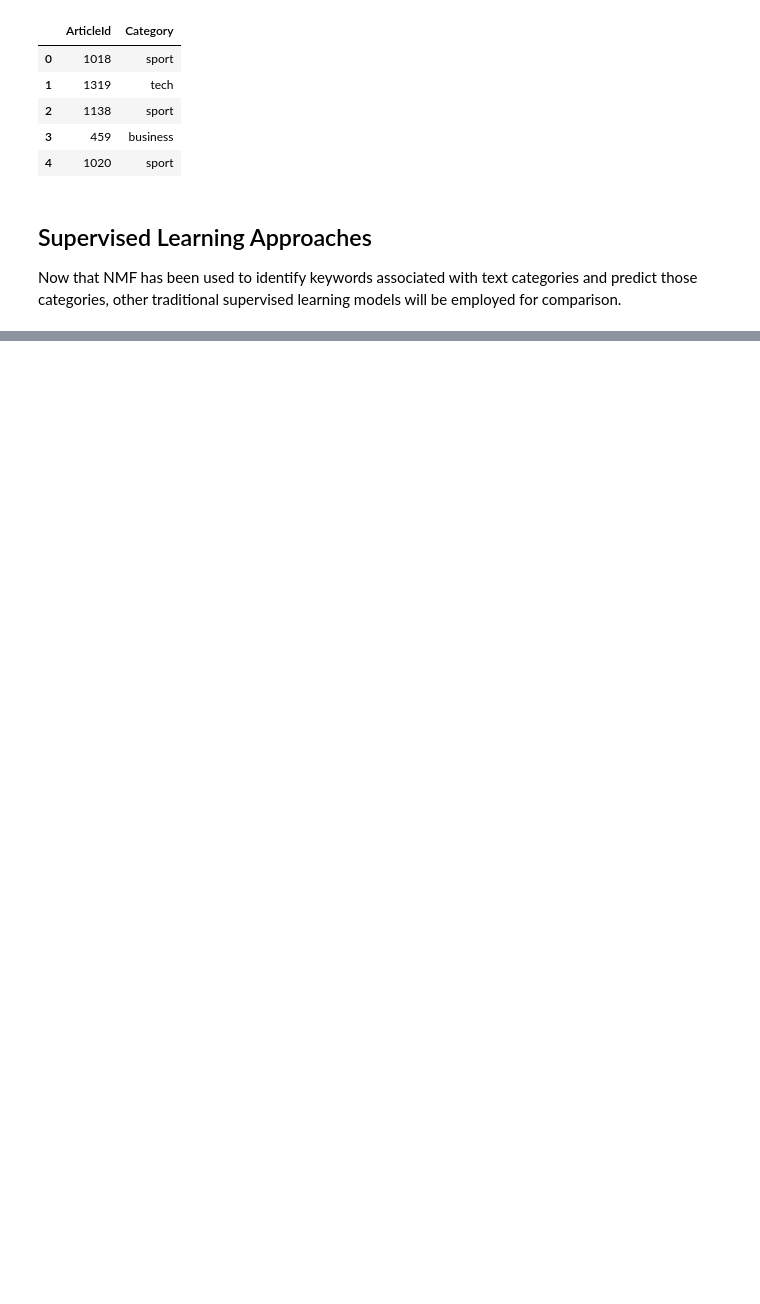
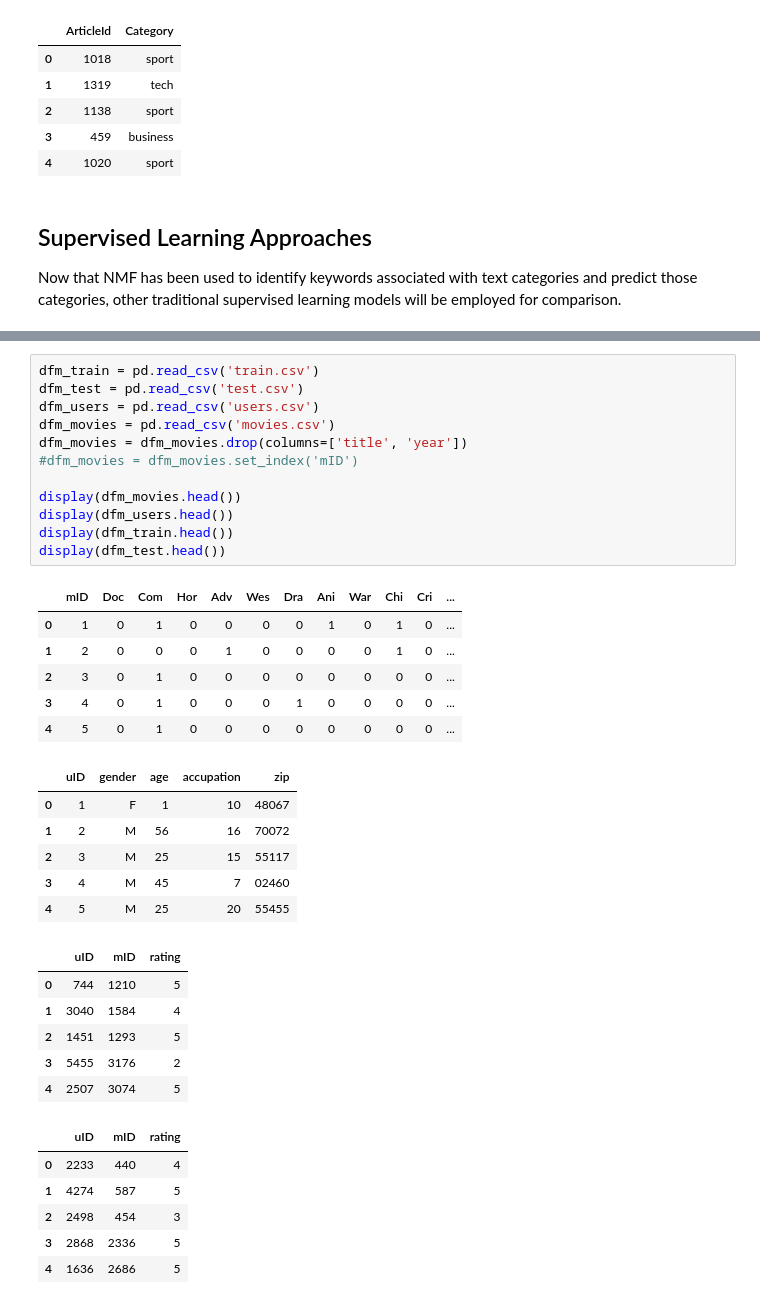
Before and after one commit to iansind/news-article-classification, a Jupyter notebook: BBC_text_classification.ipynb, the cells around one changed output, grey strips where cells are left out. Saved outputs shown, nothing was run; the diff lists cells and outputs as text; blank space fills up the shorter version.

Commit message:
Addition of movie database analysis; organization Initial work on using NMF to predict movie ratings per user was added. General organization and cleaning up of notebook cells was performed.

```diff
--- a/BBC_text_classification.ipynb
+++ b/BBC_text_classification.ipynb
@@ -349,0 +419,37 @@ accuracy_score(y_test, y_pred)
+# %%
+dfm_train = pd.read_csv('train.csv')
+dfm_test = pd.read_csv('test.csv')
+dfm_users = pd.read_csv('users.csv')
+dfm_movies = pd.read_csv('movies.csv')
+dfm_movies = dfm_movies.drop(columns=['title', 'year'])
+#dfm_movies = dfm_movies.set_index('mID')
+
+display(dfm_movies.head())
+display(dfm_users.head())
+display(dfm_train.head())
+display(dfm_test.head())
+# %% [output]
+|  | mID | Doc | Com | Hor | Adv | Wes | Dra | Ani | War | Chi | Cri | ... |
+| 0 | 1 | 0 | 1 | 0 | 0 | 0 | 0 | 1 | 0 | 1 | 0 | ... |
+| 1 | 2 | 0 | 0 | 0 | 1 | 0 | 0 | 0 | 0 | 1 | 0 | ... |
+| 2 | 3 | 0 | 1 | 0 | 0 | 0 | 0 | 0 | 0 | 0 | 0 | ... |
+| 3 | 4 | 0 | 1 | 0 | 0 | 0 | 1 | 0 | 0 | 0 | 0 | ... |
+| 4 | 5 | 0 | 1 | 0 | 0 | 0 | 0 | 0 | 0 | 0 | 0 | ... |
+|  | uID | gender | age | accupation | zip |
+| 0 | 1 | F | 1 | 10 | 48067 |
+| 1 | 2 | M | 56 | 16 | 70072 |
+| 2 | 3 | M | 25 | 15 | 55117 |
+| 3 | 4 | M | 45 | 7 | 02460 |
+| 4 | 5 | M | 25 | 20 | 55455 |
+|  | uID | mID | rating |
+| 0 | 744 | 1210 | 5 |
+| 1 | 3040 | 1584 | 4 |
+| 2 | 1451 | 1293 | 5 |
+| 3 | 5455 | 3176 | 2 |
+| 4 | 2507 | 3074 | 5 |
+|  | uID | mID | rating |
+| 0 | 2233 | 440 | 4 |
+| 1 | 4274 | 587 | 5 |
+| 2 | 2498 | 454 | 3 |
+| 3 | 2868 | 2336 | 5 |
+| 4 | 1636 | 2686 | 5 |
```
Also changed, not shown: parts of 19 cells of this notebook.
